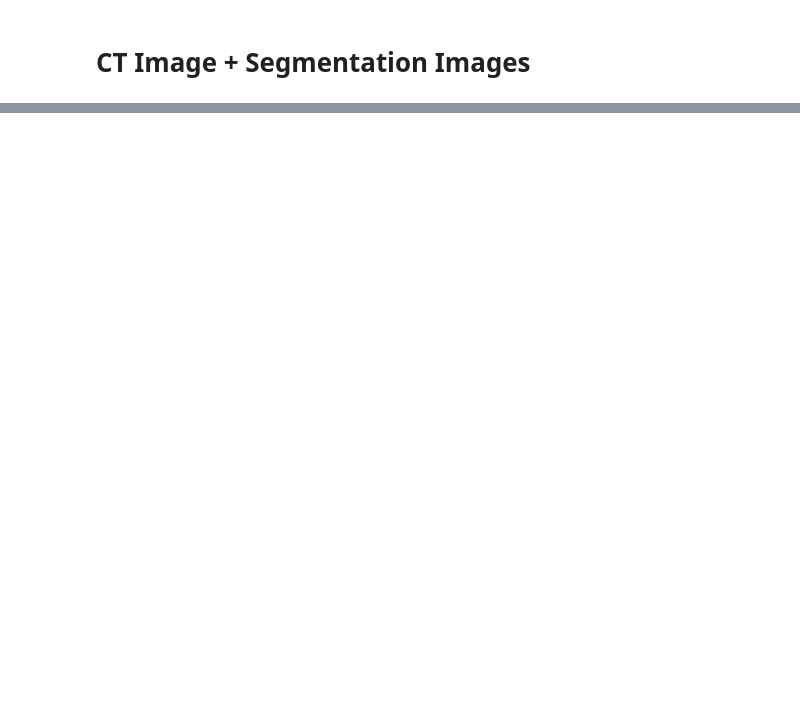
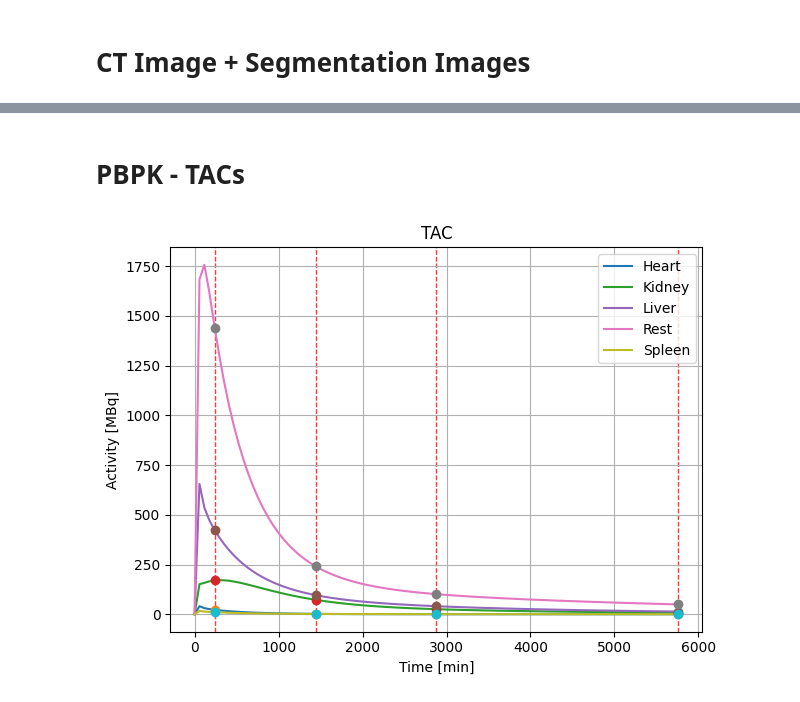
Before and after one commit to qurit/Theranostic-Virtual-Patient-Pipeline, a Jupyter notebook: testing.ipynb, the cells around one changed output, grey strips where cells are left out. Cells and saved outputs as stored; diff of their text form; code cells hidden in the pictures; blank space fills up the shorter version.

```diff
--- a/testing.ipynb
+++ b/testing.ipynb
@@ -2,0 +72,73 @@
+# %% [markdown]
+# PBPK - TACs
+# %%
+import os
+import numpy as np
+import matplotlib.pyplot as plt
+
+def load_tac_bins(base_path, pbpk_name, voi):
+    t  = np.fromfile(os.path.join(base_path, f"{pbpk_name}_{voi}_TAC_time.bin"),     dtype=np.float32)
+    y  = np.fromfile(os.path.join(base_path, f"{pbpk_name}_{voi}_TAC_values.bin"),   dtype=np.float32)
+    ts = np.fromfile(os.path.join(base_path, f"{pbpk_name}_{voi}_sample_times.bin"), dtype=np.float32)
+    ys = np.fromfile(os.path.join(base_path, f"{pbpk_name}_{voi}_sample_values.bin"), dtype=np.float32)
+    return t, y, ts, ys
+
+def find_vois(base_path, pbpk_name):
+    vois = []
+    for fn in os.listdir(base_path):
+        if fn.startswith(f"{pbpk_name}_") and fn.endswith("_TAC_time.bin"):
+            voi = fn[len(pbpk_name)+1:-len("_TAC_time.bin")]
+            vois.append(voi)
+    return sorted(set(vois))
+
+def plot_tac_for_voi(base_path, pbpk_name, voi):
+    t, y, ts, ys = load_tac_bins(base_path, pbpk_name, voi)
+
+
+    plt.plot(t, y, label=voi, zorder=2)
+    plt.plot(ts, ys, "o", zorder=3)
+
+    # optional: faint verticals at frame times
+    for x in ts:
+        plt.axvline(x, color="red", linestyle="--", alpha=0.25, linewidth=0.9, zorder=1)
+
+    '''
+    # annotate each sampled value with a boxed label
+    for x, v in zip(ts, ys):
+        ax.annotate(
+            f"t={int(round(x))} min ({x/60:.1f} hrs)\n{v:.3f} MBq",
+            xy=(x, v),
+            xytext=(6, 6), textcoords="offset points",
+            ha="left", va="bottom",
+            fontsize=10,
+            bbox=dict(boxstyle="square,pad=0.2",
+                      facecolor="white", edgecolor="black",
+                      linewidth=1, alpha=0.9),
+            zorder=4, clip_on=False
+        )
+    '''
+    plt.xlabel("Time [min]")
+    plt.ylabel("Activity [MBq]")
+    plt.title(f"TAC")
+    plt.legend()
+    plt.grid()
+    plt.tight_layout()
+plt.show()
+
+# -------------------- example usage --------------------
+if __name__ == "__main__":
+    base_path  = "/home/jhubadmin/Theranostic-Virtual-Patient-Pipeline/Output_Folder_Poster_ROI:[kidney, liver, spleen, heart]/PBPK_Outputs"
+    pbpk_name  = "PBPK"
+
+    for voi in find_vois(base_path, pbpk_name):
+        required = [
+            f"{pbpk_name}_{voi}_TAC_time.bin",
+            f"{pbpk_name}_{voi}_TAC_values.bin",
+            f"{pbpk_name}_{voi}_sample_times.bin",
+            f"{pbpk_name}_{voi}_sample_values.bin",
+        ]
+        if not all(os.path.exists(os.path.join(base_path, r)) for r in required):
+            continue
+        plot_tac_for_voi(base_path, pbpk_name, voi)
+# %% [output]
+[figure, added]
```
Also changed, not shown: parts of 21 cells of this notebook, 6 other files.
